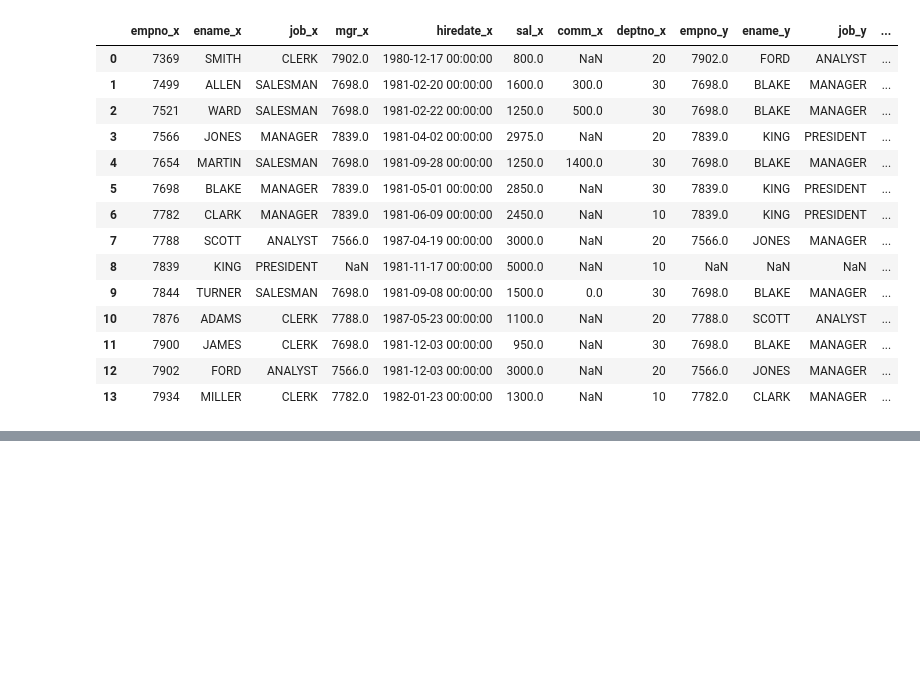
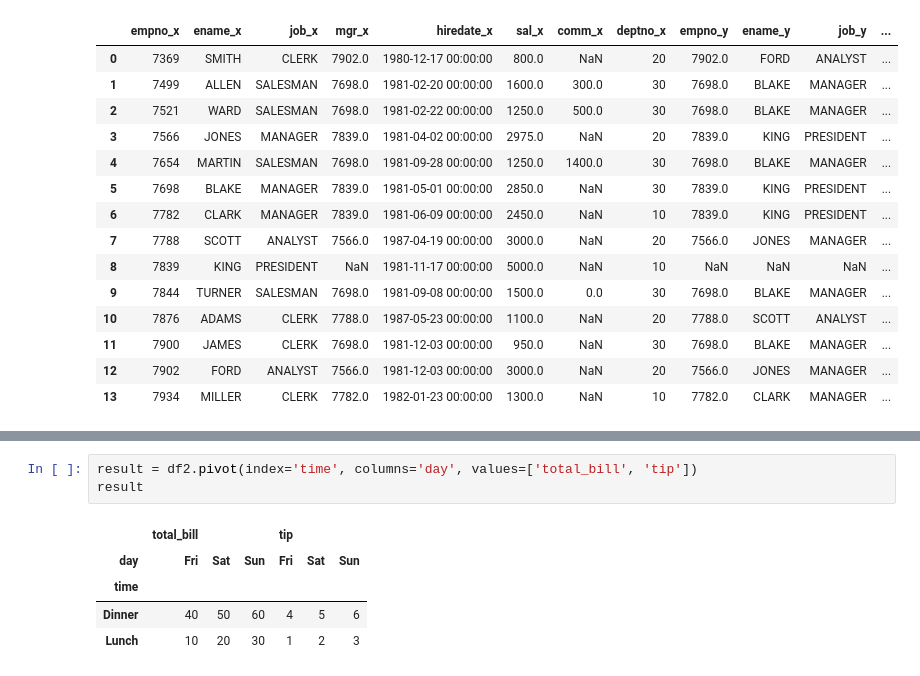
Before and after one commit to JakeOh/202504_itwill_oracle88, a Jupyter notebook: python23.ipynb, the cells around one changed output, grey strips where cells are left out. Cells and saved outputs as stored; diff of their text form; blank space fills up the shorter version.

```diff
--- a/python23.ipynb
+++ b/python23.ipynb
@@ -302,0 +373,9 @@ pd.merge(emp, emp, how='left', left_on='mgr', right_on='empno')
+# %%
+result = df2.pivot(index='time', columns='day', values=['total_bill', 'tip'])
+result
+# %% [output]
+|  | total_bill |  |  | tip |  |  |
+| day | Fri | Sat | Sun | Fri | Sat | Sun |
+| time |  |  |  |  |  |  |
+| Dinner | 40 | 50 | 60 | 4 | 5 | 6 |
+| Lunch | 10 | 20 | 30 | 1 | 2 | 3 |
```
Also changed, not shown: parts of 13 cells of this notebook.
